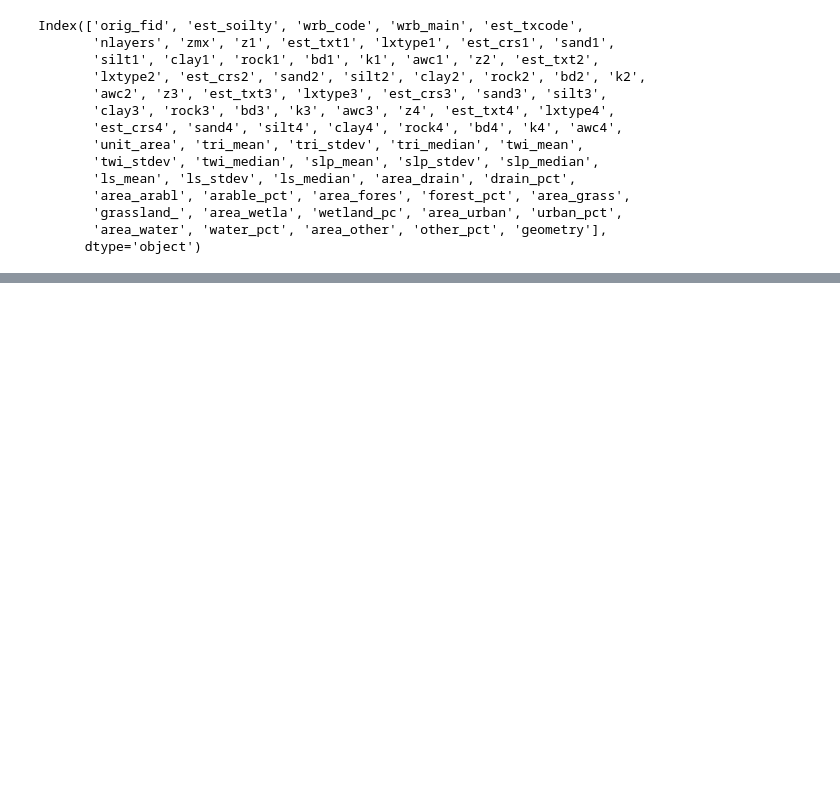
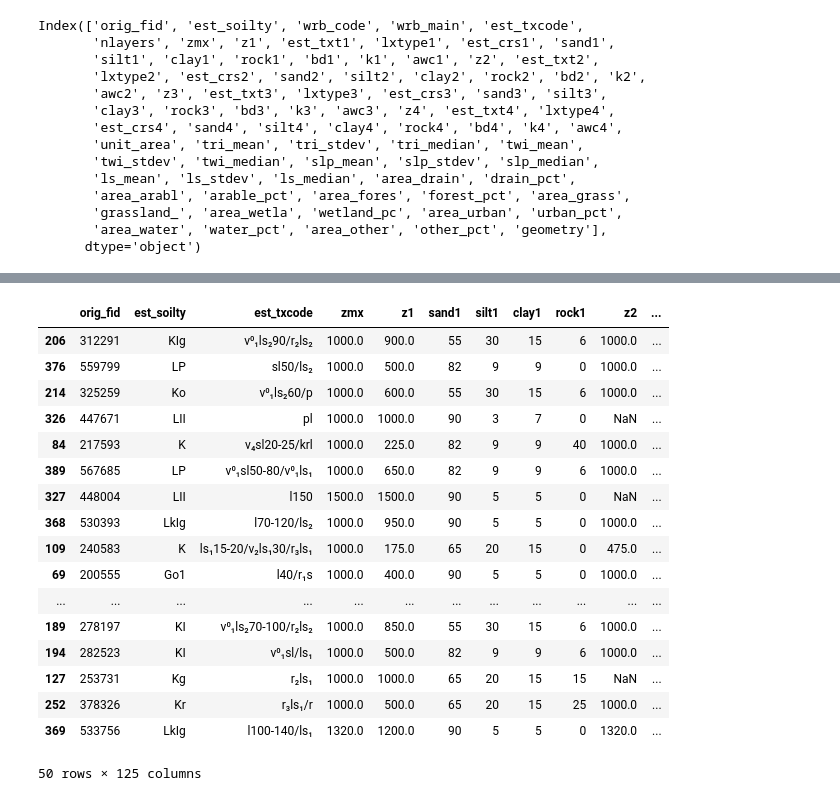
Before and after one commit to Yusif99/thesis, a Jupyter notebook: thesis_Yusif.ipynb, the cells around one changed output, grey strips where cells are left out. Drawn from its saved outputs; the diff is of its cells as text; code cells hidden in the pictures; blank space fills up the shorter version.

```diff
--- a/thesis_Yusif.ipynb
+++ b/thesis_Yusif.ipynb
@@ -47,3 +47,17 @@ Index(['orig_fid', 'est_soilty', 'wrb_code', 'wrb_main', 'est_txcode',
        'grassland_', 'area_wetla', 'wetland_pc', 'area_urban', 'urban_pct',
        'area_water', 'water_pct', 'area_other', 'other_pct', 'geometry'],
       dtype='object')
+# %%
+#Drop all unnecessary columns(ones which are calculated based on previous SOC data and the ones which are already exist in soc_samples data)
+#before joining to soc_samples data
+
+
+sorted_data = no_soc_data.drop(['wrb_code','wrb_main', 'nlayers', 'est_txt1', 'lxtype1', 'est_crs1', 'bd1', 'est_txt2', 'lxtype2',
+                    'est_crs2','bd2','k1','k2','est_txt3', 'lxtype3', 'est_crs3', 'bd3', 'k3', 'est_txt4','lxtype4','est_crs4',
+                       'bd4', 'k4','unit_area', 'tri_mean', 'tri_stdev', 'tri_median', 'twi_mean','twi_stdev', 'twi_median',
+                       'slp_mean', 'slp_stdev', 'slp_median',  'ls_mean', 'ls_stdev', 'ls_median', 'area_drain', 'drain_pct',
+                       'area_arabl', 'arable_pct', 'area_fores', 'forest_pct', 'area_grass','grassland_', 'area_wetla',
+                       'wetland_pc', 'area_urban', 'urban_pct','area_water', 'water_pct', 'area_other', 'other_pct', 'geometry',
+                       'awc1', 'awc2', 'awc3', 'awc4' ],axis=1)
+
+sorted_data.head()
@@ -49,0 +72,4 @@ Index(['orig_fid', 'est_soilty', 'wrb_code', 'wrb_main', 'est_txcode',
+# %%
+# read soc data
+soc_samples = gpd.read_file('Data\data_deposit_supplements_1.2c\data_deposit_supplements_1.2c\soc_rf_model\soc_rf_redone_3301.gpkg', layer = "soc_train_samples_outrem_origfid_avg")
+soc_samples.head()
@@ -49,0 +84,23 @@ Index(['orig_fid', 'est_soilty', 'wrb_code', 'wrb_main', 'est_txcode',
+# %%
+#merge dataframes of Soc_samples file and Estsoil-EH
+merged_data = pd.merge(sorted_data, soc_samples, on= "orig_fid")
+display(merged_data.sample(50))
+# %% [output]
+|  | orig_fid | est_soilty | est_txcode | zmx | z1 | sand1 | silt1 | clay1 | rock1 | z2 | ... |
+| 206 | 312291 | KIg | v⁰₁ls₂90/r₂ls₂ | 1000.0 | 900.0 | 55 | 30 | 15 | 6 | 1000.0 | ... |
+| 376 | 559799 | LP | sl50/ls₂ | 1000.0 | 500.0 | 82 | 9 | 9 | 0 | 1000.0 | ... |
+| 214 | 325259 | Ko | v⁰₁ls₂60/p | 1000.0 | 600.0 | 55 | 30 | 15 | 6 | 1000.0 | ... |
+| 326 | 447671 | LII | pl | 1000.0 | 1000.0 | 90 | 3 | 7 | 0 | NaN | ... |
+| 84 | 217593 | K | v₄sl20-25/krl | 1000.0 | 225.0 | 82 | 9 | 9 | 40 | 1000.0 | ... |
+| 389 | 567685 | LP | v⁰₁sl50-80/v⁰₁ls₁ | 1000.0 | 650.0 | 82 | 9 | 9 | 6 | 1000.0 | ... |
+| 327 | 448004 | LII | l150 | 1500.0 | 1500.0 | 90 | 5 | 5 | 0 | NaN | ... |
+| 368 | 530393 | LkIg | l70-120/ls₂ | 1000.0 | 950.0 | 90 | 5 | 5 | 0 | 1000.0 | ... |
+| 109 | 240583 | K | ls₁15-20/v₂ls₁30/r₃ls₁ | 1000.0 | 175.0 | 65 | 20 | 15 | 0 | 475.0 | ... |
+| 69 | 200555 | Go1 | l40/r₁s | 1000.0 | 400.0 | 90 | 5 | 5 | 0 | 1000.0 | ... |
+| ... | ... | ... | ... | ... | ... | ... | ... | ... | ... | ... | ... |
+| 189 | 278197 | KI | v⁰₁ls₂70-100/r₂ls₂ | 1000.0 | 850.0 | 55 | 30 | 15 | 6 | 1000.0 | ... |
+| 194 | 282523 | KI | v⁰₁sl/ls₁ | 1000.0 | 500.0 | 82 | 9 | 9 | 6 | 1000.0 | ... |
+| 127 | 253731 | Kg | r₂ls₁ | 1000.0 | 1000.0 | 65 | 20 | 15 | 15 | NaN | ... |
+| 252 | 378326 | Kr | r₃ls₁/r | 1000.0 | 500.0 | 65 | 20 | 15 | 25 | 1000.0 | ... |
+| 369 | 533756 | LkIg | l100-140/ls₁ | 1320.0 | 1200.0 | 90 | 5 | 5 | 0 | 1320.0 | ... |
+50 rows × 125 columns
```
Also changed, not shown: parts of 36 cells of this notebook.
